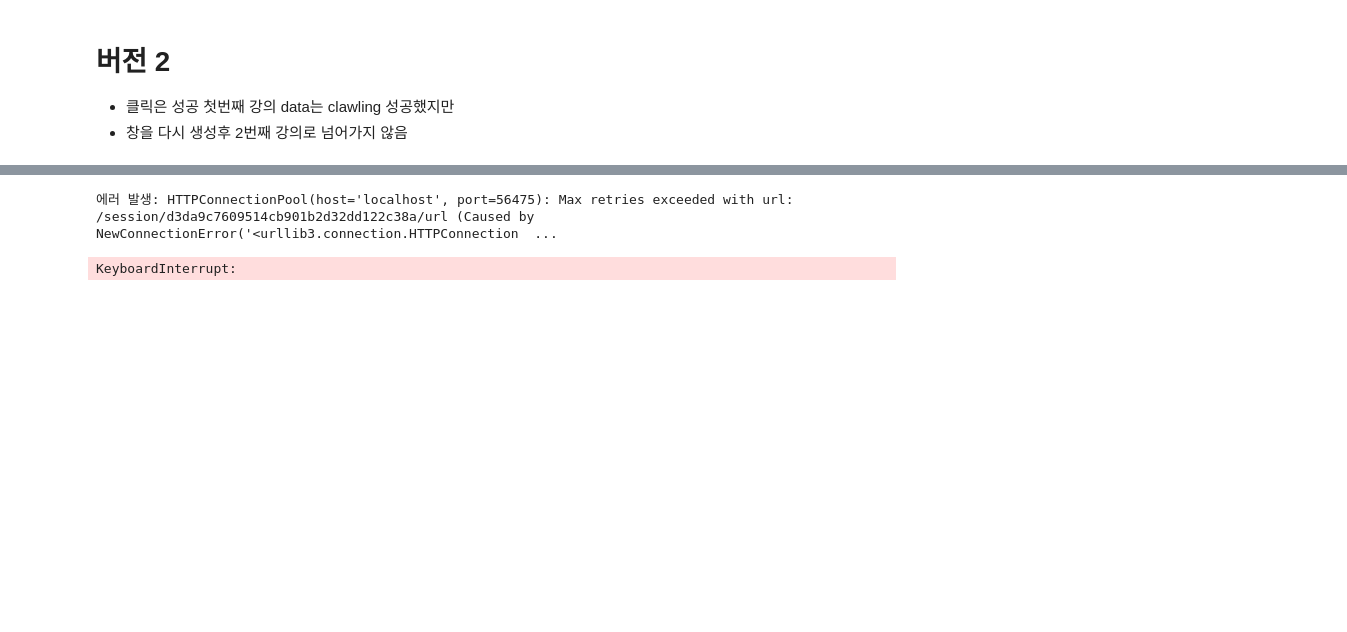
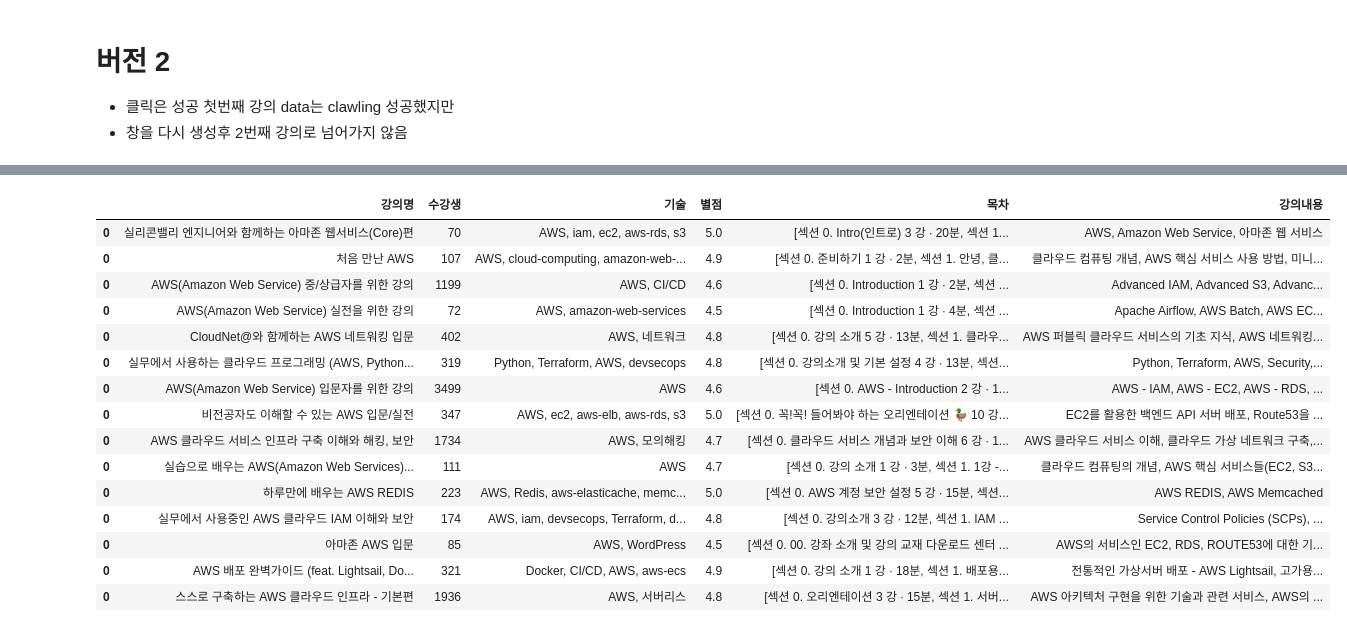
Before and after one commit to Pepi10/b7_Crawling, a Jupyter notebook: 김재경/inflearn.ipynb, the cells around one changed output, grey strips where cells are left out. Cells and saved outputs as stored; diff of their text form; code cells hidden in the pictures; blank space fills up the shorter version.

```diff
--- a/김재경/inflearn.ipynb
+++ b/김재경/inflearn.ipynb
@@ -230,17 +271,21 @@ for page in range(1, 2):
     in_url = f'https://www.inflearn.com/courses?s=aws&order=search&page={page}'
     driver = webdriver.Chrome()
 
-    for lect in range(1, 3):
+    for lect in range(1, 16):
         try:
             driver.get(in_url)
-            time.sleep(2)
-            driver.find_element(By.XPATH, f'//*[@id="courses_section"]/div/div/div/main/div[4]/div/div[{lect}]').click()
-            time.sleep(2)
+            driver.get(in_url)
+
+            for i in range(7):
+                try:
+                    driver.find_element(By.XPATH, f'//*[@id="courses_section"]/div/div/div/main/div[4]/div/div[{lect}]').click()
+                except:
+                    Exception
 
             # 강의 정보 수집
             title = driver.find_element(By.XPATH, '//*[@id="main"]/section/div[1]/div[1]/div/div/div[2]/div[2]/h1').text.split('\n')[0]
-            star = int(re.sub('\D', '', driver.find_element(By.XPATH, '//*[@id="main"]/section/div[1]/div[1]/div/div/div[2]/div[3]').text.split('\n')[0]))/10
-            stu = driver.find_element(By.XPATH, '//*[@id="main"]/section/div[1]/div[1]/div/div/div[2]/div[3]').text.split(' ')[-2] + driver.find_element(By.XPATH, '//*[@id="main"]/section/div[1]/div[1]/div/div/div[2]/div[3]').text.split(' ')[-1]
+            star = float(driver.find_element(By.XPATH, '//*[@id="main"]/section/div[1]/div[1]/div/div/div[2]/div[3]').text.split('\n')[0].replace('(', '').replace(')', ''))
+            stu = int(re.sub('\D', '', driver.find_element(By.XPATH, '//*[@id="main"]/section/div[1]/div[1]/div/div/div[2]/div[3]').text.split(' ')[-2]))
             tec = driver.find_element(By.XPATH, '//*[@id="main"]/section/div[1]/div[1]/div/div/div[2]/div[5]').text.replace('\n', ', ')
             cont = driver.find_element(By.XPATH, '//*[@id="description"]/section[1]/div[2]').text.replace('\n', ', ')
 
@@ -248,20 +293,32 @@ for page in range(1, 2):
             lec_index = []
             for index_nums in range(1, 21):
                 try:
-                    lec_index.append(driver.find_element(By.XPATH, f'//*[@id="curriculum"]/div[3]/div/div[{index_nums}]/div[1]').text)
+                    lec_index.append(re.sub('\s', ' ', driver.find_element(By.XPATH, f'//*[@id="curriculum"]/div[3]/div/div[{index_nums}]/div[1]').text))
                 except:
                     pass
 
 
-            temp_res2 = pd.DataFrame([[title, stu, tec, star, lec_index, cont]], columns=['강의명', '수강생', '기술', '별점', '목차', '강의내용'])
-            inf_res2 = pd.concat([inf_res2, temp_res2], ignore_index=True)
+            temp_res2 = pd.DataFrame([title, stu, tec, star, lec_index, cont], index= ['강의명', '수강생', '기술', '별점', '목차', '강의내용']).T
+            inf_res2 = pd.concat([inf_res2, temp_res2])
 
-        except Exception as e:
-            print(f"에러 발생: {e}")
-
-        finally:
-            driver.quit()
-            time.sleep(1)
+        except:
+            Exception
-# %% [output]
-에러 발생: HTTPConnectionPool(host='localhost', port=56475): Max retries exceeded with url: /session/d3da9c7609514cb901b2d32dd122c38a/url (Caused by NewConnectionError('<urllib3.connection.HTTPConnection  ...
-KeyboardInterrupt:
+# %%
+inf_res2
+# %% [output]
+|  | 강의명 | 수강생 | 기술 | 별점 | 목차 | 강의내용 |
+| 0 | 실리콘밸리 엔지니어와 함께하는 아마존 웹서비스(Core)편 | 70 | AWS, iam, ec2, aws-rds, s3 | 5.0 | [섹션 0. Intro(인트로) 3 강 ∙ 20분, 섹션 1... | AWS, Amazon Web Service, 아마존 웹 서비스 |
+| 0 | 처음 만난 AWS | 107 | AWS, cloud-computing, amazon-web-... | 4.9 | [섹션 0. 준비하기 1 강 ∙ 2분, 섹션 1. 안녕, 클... | 클라우드 컴퓨팅 개념, AWS 핵심 서비스 사용 방법, 미니... |
+| 0 | AWS(Amazon Web Service) 중/상급자를 위한 강의 | 1199 | AWS, CI/CD | 4.6 | [섹션 0. Introduction 1 강 ∙ 2분, 섹션 ... | Advanced IAM, Advanced S3, Advanc... |
+| 0 | AWS(Amazon Web Service) 실전을 위한 강의 | 72 | AWS, amazon-web-services | 4.5 | [섹션 0. Introduction 1 강 ∙ 4분, 섹션 ... | Apache Airflow, AWS Batch, AWS EC... |
+| 0 | CloudNet@와 함께하는 AWS 네트워킹 입문 | 402 | AWS, 네트워크 | 4.8 | [섹션 0. 강의 소개 5 강 ∙ 13분, 섹션 1. 클라우... | AWS 퍼블릭 클라우드 서비스의 기초 지식, AWS 네트워킹... |
+| 0 | 실무에서 사용하는 클라우드 프로그래밍 (AWS, Python... | 319 | Python, Terraform, AWS, devsecops | 4.8 | [섹션 0. 강의소개 및 기본 설정 4 강 ∙ 13분, 섹션... | Python, Terraform, AWS, Security,... |
+| 0 | AWS(Amazon Web Service) 입문자를 위한 강의 | 3499 | AWS | 4.6 | [섹션 0. AWS - Introduction 2 강 ∙ 1... | AWS - IAM, AWS - EC2, AWS - RDS, ... |
+| 0 | 비전공자도 이해할 수 있는 AWS 입문/실전 | 347 | AWS, ec2, aws-elb, aws-rds, s3 | 5.0 | [섹션 0. 꼭!꼭! 들어봐야 하는 오리엔테이션 🦆 10 강... | EC2를 활용한 백엔드 API 서버 배포, Route53을 ... |
+| 0 | AWS 클라우드 서비스 인프라 구축 이해와 해킹, 보안 | 1734 | AWS, 모의해킹 | 4.7 | [섹션 0. 클라우드 서비스 개념과 보안 이해 6 강 ∙ 1... | AWS 클라우드 서비스 이해, 클라우드 가상 네트워크 구축,... |
+| 0 | 실습으로 배우는 AWS(Amazon Web Services)... | 111 | AWS | 4.7 | [섹션 0. 강의 소개 1 강 ∙ 3분, 섹션 1. 1강 -... | 클라우드 컴퓨팅의 개념, AWS 핵심 서비스들(EC2, S3... |
+| 0 | 하루만에 배우는 AWS REDIS | 223 | AWS, Redis, aws-elasticache, memc... | 5.0 | [섹션 0. AWS 계정 보안 설정 5 강 ∙ 15분, 섹션... | AWS REDIS, AWS Memcached |
+| 0 | 실무에서 사용중인 AWS 클라우드 IAM 이해와 보안 | 174 | AWS, iam, devsecops, Terraform, d... | 4.8 | [섹션 0. 강의소개 3 강 ∙ 12분, 섹션 1. IAM ... | Service Control Policies (SCPs), ... |
+| 0 | 아마존 AWS 입문 | 85 | AWS, WordPress | 4.5 | [섹션 0. 00. 강좌 소개 및 강의 교재 다운로드 센터 ... | AWS의 서비스인 EC2, RDS, ROUTE53에 대한 기... |
+| 0 | AWS 배포 완벽가이드 (feat. Lightsail, Do... | 321 | Docker, CI/CD, AWS, aws-ecs | 4.9 | [섹션 0. 강의 소개 1 강 ∙ 18분, 섹션 1. 배포용... | 전통적인 가상서버 배포 - AWS Lightsail, 고가용... |
+| 0 | 스스로 구축하는 AWS 클라우드 인프라 - 기본편 | 1936 | AWS, 서버리스 | 4.8 | [섹션 0. 오리엔테이션 3 강 ∙ 15분, 섹션 1. 서버... | AWS 아키텍처 구현을 위한 기술과 관련 서비스, AWS의 ... |
```
Also changed, not shown: parts of 2 cells of this notebook.
